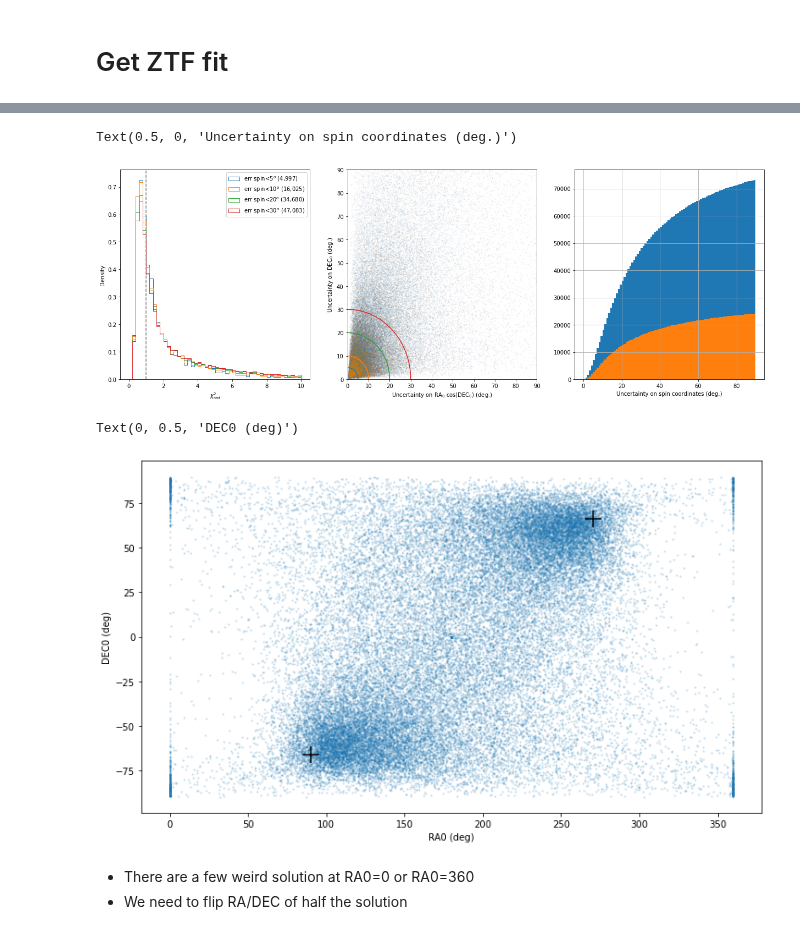
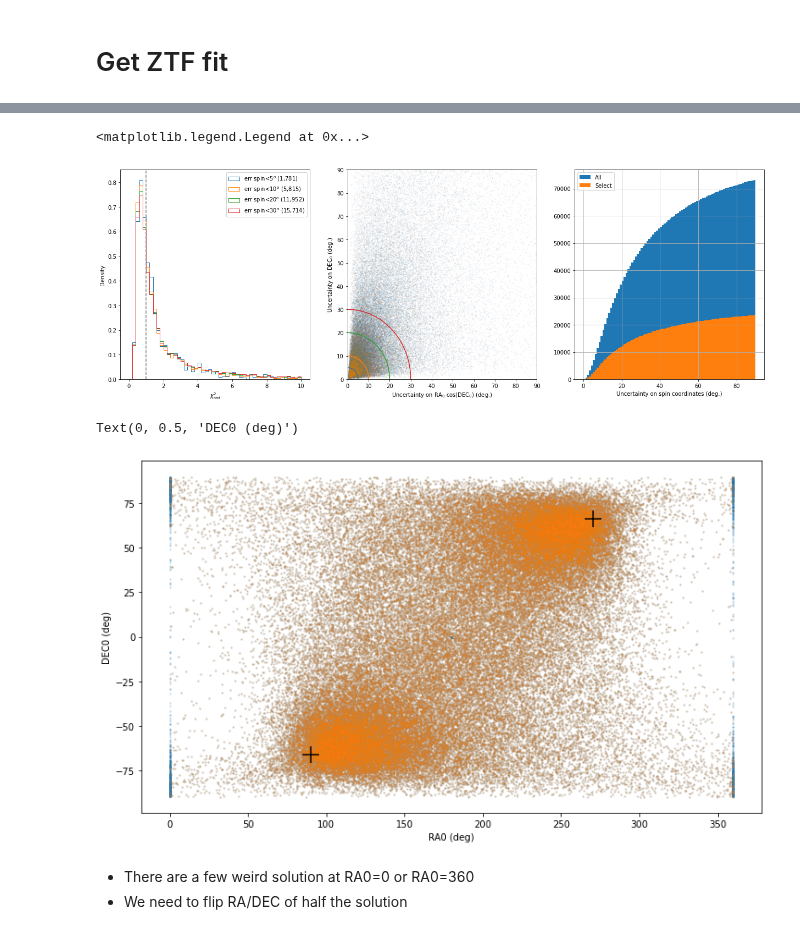
Before and after one commit to astrolabsoftware/fink-tutorials, a Jupyter notebook: sso/spins/4_compare_literature.ipynb, the cells around one changed output, grey strips where cells are left out. Saved outputs shown, nothing was run; the diff lists cells and outputs as text; code cells hidden in the pictures.

```diff
--- a/sso/spins/4_compare_literature.ipynb
+++ b/sso/spins/4_compare_literature.ipynb
@@ -110,16 +121,36 @@ data
 # %%
-thres = 1e-3
 
+
+# G1G2 mask for HG1G2, HG1G2spin, and hybrid model
 maskG1G2 = (data.HG1G2_G1>thres)  & (data.HG1G2_G2>thres) & (1-data.HG1G2_G1-data.HG1G2_G2>thres)
 maskG1G2sp = (data.HG1G2sp_G1>thres)  & (data.HG1G2sp_G2>thres) & (1-data.HG1G2sp_G1-data.HG1G2sp_G2>thres)
 maskG1G2hyb_g = (data.HG1G2hyb_G1_g>thres)  & (data.HG1G2hyb_G2_g>thres) & (1-data.HG1G2hyb_G1_g-data.HG1G2hyb_G2_g>thres)
 maskG1G2hyb_r = (data.HG1G2hyb_G1_r>thres)  & (data.HG1G2hyb_G2_r>thres) & (1-data.HG1G2hyb_G1_r-data.HG1G2hyb_G2_r>thres)
 maskG1G2hyb = maskG1G2hyb_g * maskG1G2hyb_r
 
-maskPhase = data.minphase<2.5
-mask = maskG1G2 * maskG1G2sp * maskG1G2hyb * maskPhase
+# G1G2 parameters likely to be wrong due to poor phase coverage
+maskPhase = data.minphase<min_phase
 
-maskFINK = maskG1G2hyb * maskPhase
+# Spin solution suspicous: RA=={0,180,360}, DEC==0
+maskSpin = (data.HG1G2hyb_RA0>thres) & ( np.abs(360-data.HG1G2hyb_RA0)>thres )  & \
+           ( np.abs(data.HG1G2hyb_RA0-180)>thres) & ( np.abs(data.HG1G2hyb_DEC0)>thres )
 
-len(data), len(data[mask]), len(data[maskG1G2]), len(data[maskG1G2sp]), len(data[maskG1G2hyb_g]), len(data[maskG1G2hyb_r]), len(data[maskG1G2hyb])
+
+# General sample for tests
+mask = maskG1G2 * maskG1G2sp * maskG1G2hyb * maskPhase * maskSpin
+
+# Sample to be published
+maskFINK = maskG1G2hyb * maskPhase * maskSpin
+
+print(' All data       :', len(data))
+print('  Mask FINK     :', len(data[maskFINK]))
+print('  Mask hyb      :', len(data[maskG1G2hyb]))
+print('  Mask hyb g    :', len(data[maskG1G2hyb_g]))
+print('  Mask hyb r    :', len(data[maskG1G2hyb_r]))
+print('  Mask phase    :', len(data[maskPhase]))
+print('  Mask Spin     :',len(data[maskSpin]))
+print('  Mask          :', len(data[mask]))
+print()
+print('  Mask G1G2     :', len(data[maskG1G2]))
+print('  Mask g1g2spin :', len(data[maskG1G2sp]))
 # %% [output]
@@ -148,8 +171,10 @@ Name: spins.1.technique, dtype: int64
 fig, ax = plt.subplots(1, 3, figsize=(21,7))
 
 
+# Histogram of chi2
 for err in [5,10,20,30]:
-    cond = (data.HG1G2hyb_dSpin<=err)
+    cond = maskFINK
+    cond = cond*(data.HG1G2hyb_dSpin<=err)
     ax[0].hist(data.loc[cond,'HG1G2hyb_chi2red'], bins=50, histtype='step', density=True, range=[0,10],
                label=f'err spin<{err:d}$^o$ ({len(data[cond]):,d})')
 
@@ -162,7 +187,7 @@ ax[0].set_ylabel('Density')
 ax[0].legend()
 
 
-
+# Scatter dRA dDEC
 ax[1].scatter( data.HG1G2hyb_dRA0*np.cos(np.radians(data['HG1G2hyb_DEC0'])), data.HG1G2hyb_dDEC0, s=1, alpha=0.05 )
 ax[1].scatter( data.loc[maskFINK,'HG1G2hyb_dRA0']*np.cos(np.radians(data.loc[maskFINK,'HG1G2hyb_DEC0'])), data.loc[maskFINK,'HG1G2hyb_dDEC0'], s=1, alpha=0.05 )
 ax[1].set_xlim(0,90)
@@ -171,39 +196,44 @@ ax[1].set_ylim(0,90)
 ax[1].set_xlabel('Uncertainty on RA$_0$ cos(DEC$_0$) (deg.)')
 ax[1].set_ylabel('Uncertainty on DEC$_0$ (deg.)')
 
-ax[2].hist( data.HG1G2hyb_dSpin, cumulative=True, density=False, range=[0,90], bins=90 )
-ax[2].hist( data.loc[maskFINK,'HG1G2hyb_dSpin'], cumulative=True, density=False, range=[0,90], bins=90 )
+# Cumulative dSpin
+r = [0,90]
+b = 90
+ax[2].hist( data.HG1G2hyb_dSpin, cumulative=True, density=False, range=r, bins=b, label='All' )
+ax[2].hist( data.loc[maskFINK,'HG1G2hyb_dSpin'], cumulative=True, density=False, range=r, bins=b, label='Select' )
 
 ax[2].grid()
 ax[2].set_xlabel('Uncertainty on spin coordinates (deg.)')
+ax[2].legend(loc='upper left')
 
 # fig.savefig(f'{data_fink}plots/uncertainties_spin.png', facecolor='white', dpi=150)
 # %% [output]
-Text(0.5, 0, 'Uncertainty on spin coordinates (deg.)')
+<matplotlib.legend.Legend at 0x...>
-[figure, old version]
+[figure, new version]
 # %%
 fig, ax = plt.subplots(figsize=(12, 7))
 
-cond = (data.index %2 ==0 )
 xax = 'HG1G2hyb_RA0'
 yax = 'HG1G2hyb_DEC0'
 
-ax.scatter( data.loc[cond,xax],
-            data.loc[cond,yax],
-          s=2, alpha=0.15)
+cond = data.ssnamenr==data.ssnamenr
+ax.scatter( data.loc[cond,xax], data.loc[cond,yax], s=2, alpha=0.15)
+
+cond = maskSpin
+ax.scatter( data.loc[cond,xax], data.loc[cond,yax], s=2, alpha=0.15)
 
 coords = SkyCoord(lon=0.1*u.degree, lat=89.9*u.degree, distance=200*u.parsec, frame='heliocentricmeanecliptic')
 ax.scatter( coords.hcrs.ra.value, coords.hcrs.dec.value, marker='+', s=300,color='black' )
 coords = SkyCoord(lon=0.1*u.degree, lat=-89.9*u.degree, distance=200*u.parsec, frame='heliocentricmeanecliptic')
 ax.scatter( coords.hcrs.ra.value, coords.hcrs.dec.value, marker='+', s=300,color='black' )
 
 
 ax.set_xlabel('RA0 (deg)')
 ax.set_ylabel('DEC0 (deg)')
 # fig.savefig(f'{data_fink}plots/ra0_vs_dec0_with_flip.png', facecolor='white', dpi=150)
 # %% [output]
 Text(0, 0.5, 'DEC0 (deg)')
-[figure, old version]
+[figure, new version]
 # %% [markdown]
 - There are a few weird solution at RA0=0 or RA0=360
 - We need to flip RA/DEC of half the solution
```
Also changed, not shown: parts of 20 cells of this notebook.
